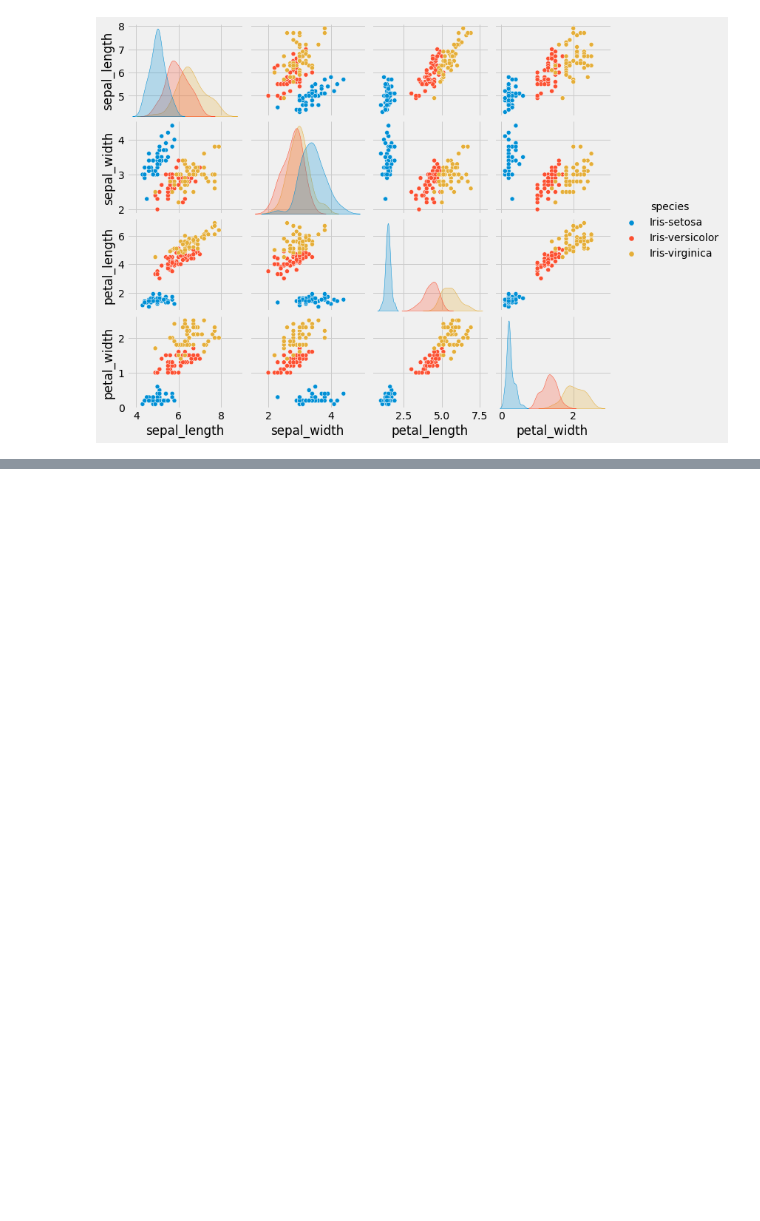
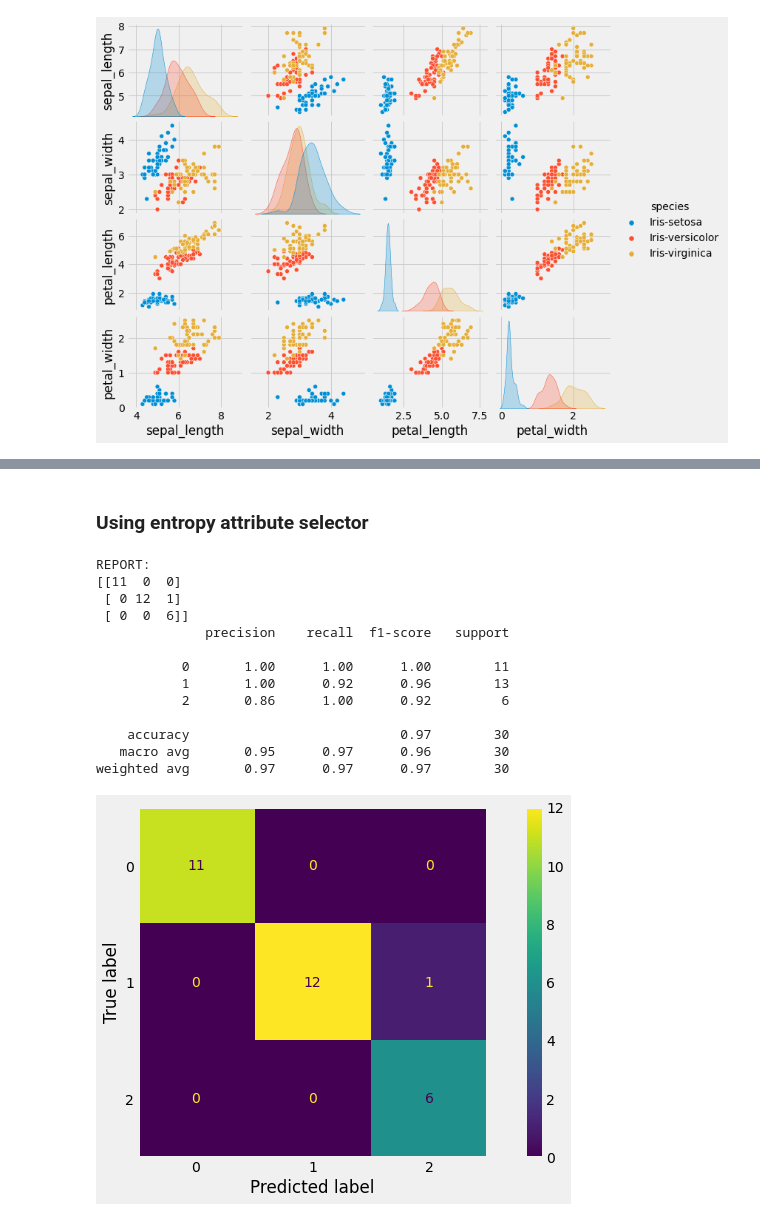
Before and after one commit to mexudi/machine-learning-algorithms-101, a Jupyter notebook: decision-tree/notebook.ipynb, the cells around one changed output, grey strips where cells are left out. Saved outputs shown, nothing was run; the diff lists cells and outputs as text; code cells hidden in the pictures; blank space fills up the shorter version.

Commit message:
classifier problem usinf gini and entropy

```diff
--- a/decision-tree/notebook.ipynb
+++ b/decision-tree/notebook.ipynb
@@ -128,0 +131,11 @@ plt.show()
+# %%
+# Import label encoder
+from sklearn import preprocessing
+
+# label_encoder object knows how to understand word labels.
+label_encoder = preprocessing.LabelEncoder()
+
+# Encode labels in column 'species'.
+df['species']= label_encoder.fit_transform(df['species'])
+
+df['species'].unique()
@@ -128,0 +144,7 @@ plt.show()
+# %%
+#Lets create feature matrix X  and y labels
+X = df[['sepal_length', 'sepal_width', 'petal_length', 'petal_width']]
+y = df[['species']]
+
+print('X shape=',X.shape)
+print('y shape=',y.shape)
@@ -128,0 +158,6 @@ plt.show()
+# %%
+X_train,X_test, y_train, y_test = model_selection.train_test_split(X, y, test_size= 0.2, random_state= 1)
+print('X_train dimension= ', X_train.shape)
+print('X_test dimension= ', X_test.shape)
+print('y_train dimension= ', y_train.shape)
+print('y_train dimension= ', y_test.shape)
@@ -128,0 +185,29 @@ plt.show()
+# %% [markdown]
+### Using entropy attribute selector
+# %%
+from sklearn.metrics import classification_report,confusion_matrix,plot_confusion_matrix,accuracy_score
+clf= tree.DecisionTreeClassifier(criterion="entropy", max_depth=4)
+clf.fit(X_train,y_train)
+pred=clf.predict(X_test)
+dtc=accuracy_score(pred,y_test);
+print("REPORT: ")
+print(confusion_matrix(y_test,pred))
+print(classification_report(y_test,pred))
+plot_confusion_matrix(clf,X_test,y_test)
+plt.grid(False)
+plt.gcf().set_size_inches(12,6)
+# %% [output]
+REPORT:
+[[11  0  0]
+ [ 0 12  1]
+ [ 0  0  6]]
+              precision    recall  f1-score   support
+
+           0       1.00      1.00      1.00        11
+           1       1.00      0.92      0.96        13
+           2       0.86      1.00      0.92         6
+
+    accuracy                           0.97        30
+   macro avg       0.95      0.97      0.96        30
+weighted avg       0.97      0.97      0.97        30
+[figure, added]
```
Also changed, not shown: parts of 11 cells of this notebook.
